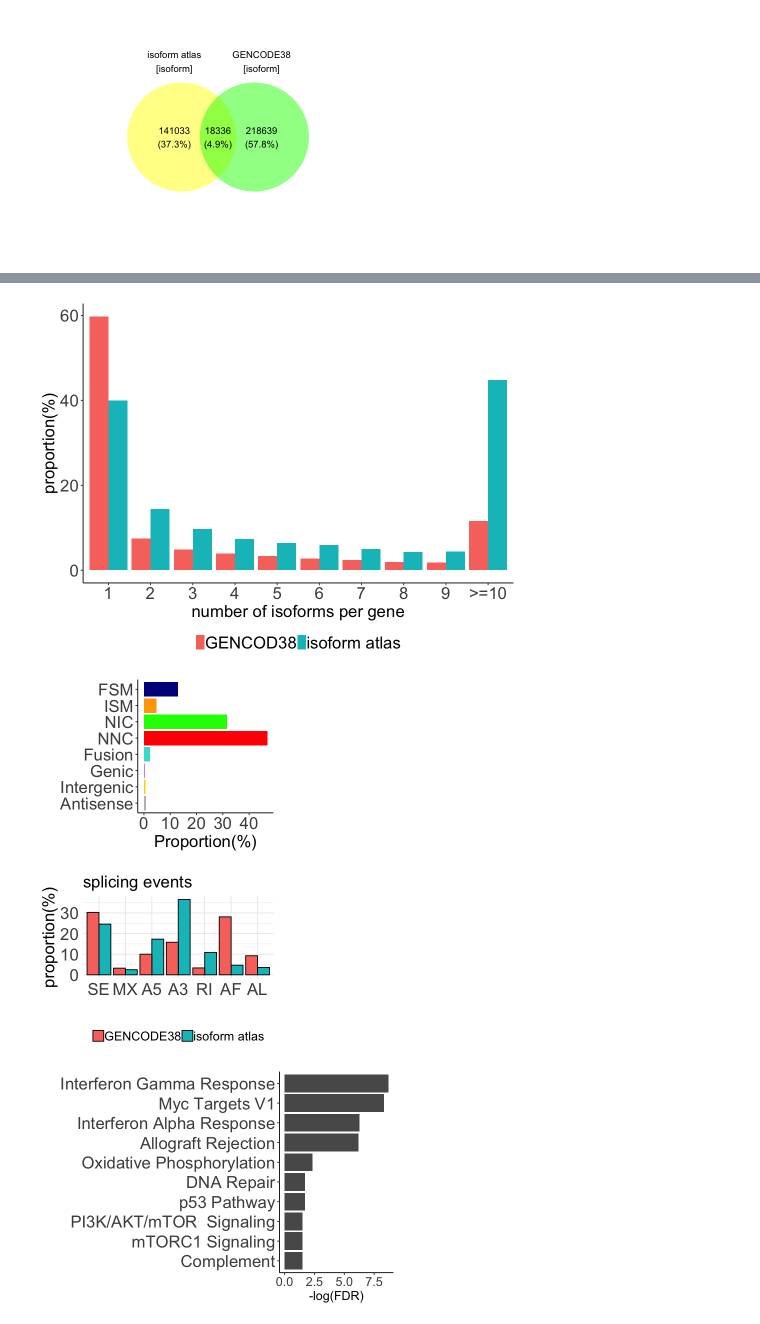
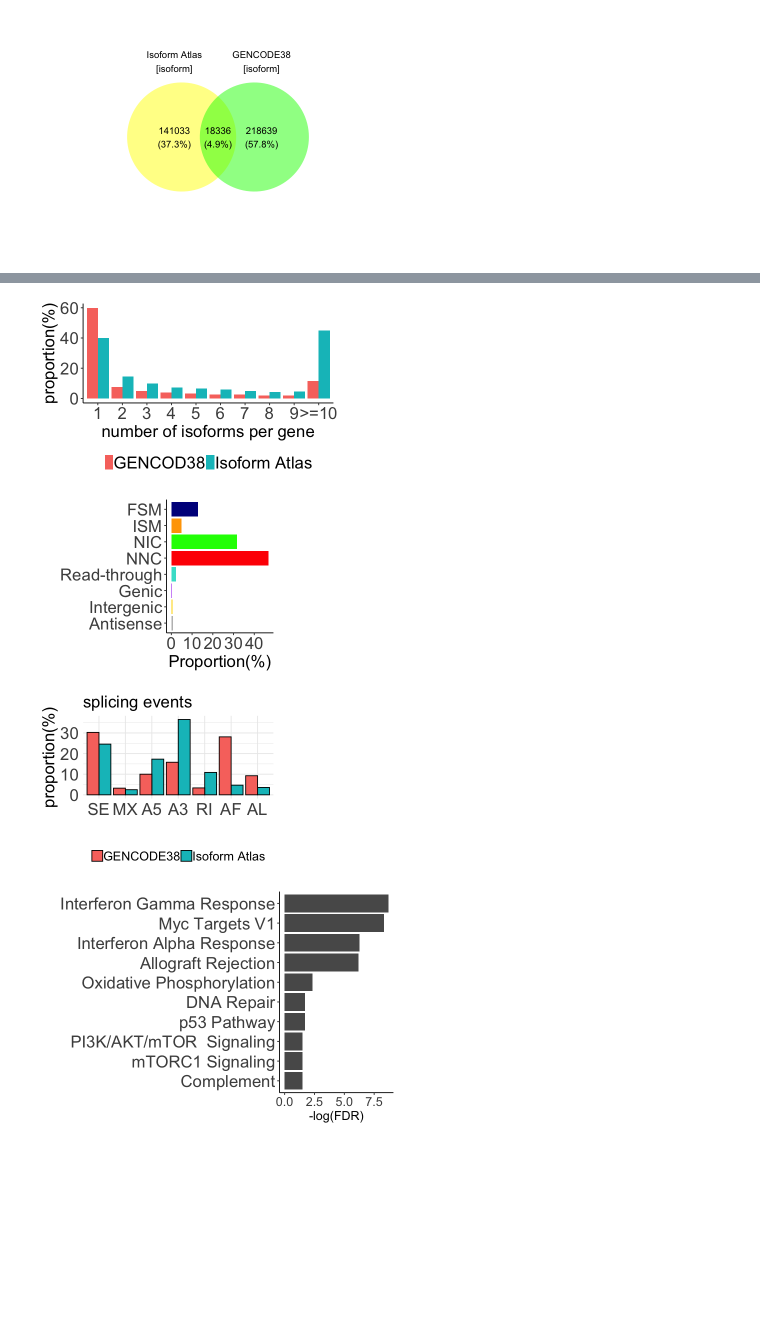
Before and after one commit to juninamo/TRAILS, a Jupyter notebook: Figures/Figure1.ipynb, the cells around one changed output, grey strips where cells are left out. Cells and saved outputs as stored; diff of their text form; code cells hidden in the pictures; blank space fills up the shorter version.

Commit message:
change figures

```diff
--- a/Figures/Figure1.ipynb
+++ b/Figures/Figure1.ipynb
@@ -232,5 +153,5 @@ Warning message:
 # %%
-options(repr.plot.width=8, repr.plot.height=6)
+options(repr.plot.width=5, repr.plot.height=3)
 
 # the counts of isoforms per gene
 
@@ -248,7 +169,7 @@ rbind(out %>%
         dplyr::group_by(count) %>%
         dplyr::mutate(isoform_count = sum(isoform_count),
                       proportion = 100*isoform_count/length(unique(out[out$gene_biotype == "protein_coding", ]$associated_gene)),
-                      group = "isoform atlas") %>%
+                      group = "Isoform Atlas") %>%
         as.data.frame() %>%
         unique(),
       gencode %>%
@@ -260,34 +181,34 @@ rbind(out %>%
         dplyr::group_by(count) %>%
         dplyr::summarise(isoform_count = dplyr::n()) %>%
         as.data.frame() %>%
         dplyr::mutate(count = ifelse(count>=10, ">=10", count),
                      count = factor(count,levels = c("1","2","3","4","5","6","7","8","9",">=10"))) %>%
         dplyr::group_by(count) %>%
         dplyr::mutate(isoform_count = sum(isoform_count),
                       proportion = 100*isoform_count/length(unique(gencode %>%
                                                                       .$associated_gene)),
                       group = "GENCOD38") %>%
         as.data.frame() %>%
         unique()
 ) %>%
   ggplot(., aes(x = count, y = proportion, fill = group)) +
   geom_bar(position="dodge", stat="identity") +
   xlab(paste0("number of isoforms per gene")) +
   ylab(paste0("proportion(%)")) +
   theme_classic() +
   theme(strip.text.x=element_text(size=20, color="black", face="bold"),
         strip.text.y=element_text(size=20, color="black", face="bold"),
         legend.position = "bottom",
         plot.title = element_text(size=20),
         axis.title.x = element_text(size=20),
         axis.title.y = element_text(size =20),
         axis.text.y = element_text(size = 20),
         axis.text.x = element_text(size = 20),
         legend.text =  element_text(size = 20),
         legend.key.size = grid::unit(0.8, "lines"),
         legend.title = element_text(size = 0, hjust = 0))
 # %% [output]
-[figure, old version]
+[figure, new version]
 # %%
 options(repr.plot.width=4, repr.plot.height=3)
 
@@ -303,17 +224,17 @@ out %>%
     structural_category_SQANTI3 == "novel_not_in_catalog" ~ "NNC",
     structural_category_SQANTI3 == "intergenic" ~ "Intergenic",
     structural_category_SQANTI3 == "antisense" ~ "Antisense",
-    structural_category_SQANTI3 == "fusion" ~ "Fusion",
+    structural_category_SQANTI3 == "fusion" ~ "Read-through",
     structural_category_SQANTI3 == "genic" ~ "Genic",
     TRUE ~ structural_category_SQANTI3
   ),
-               structural_category_SQANTI3 = forcats::fct_rev(factor(structural_category_SQANTI3,levels=c("FSM","ISM","NIC","NNC","Fusion","Genic","Intergenic","Antisense")))) %>%
+               structural_category_SQANTI3 = forcats::fct_rev(factor(structural_category_SQANTI3,levels=c("FSM","ISM","NIC","NNC","Read-through","Genic","Intergenic","Antisense")))) %>%
   dplyr::mutate(proportion = 100*count/sum(count)) %>%
   dplyr::arrange(proportion) %>%
   as.data.frame() %>%
   ggplot(., aes(x = structural_category_SQANTI3, y = proportion, fill = structural_category_SQANTI3)) +
   geom_bar(position="dodge", stat="identity") +
-  scale_fill_manual(values=c("FSM" = "darkblue","ISM" = "orange","NIC" = "green","NNC" = "red","Fusion" = "turquoise","Genic" = "purple","Intergenic" = "gold" ,"Antisense" = "grey")) +
+  scale_fill_manual(values=c("FSM" = "darkblue","ISM" = "orange","NIC" = "green","NNC" = "red","Read-through" = "turquoise","Genic" = "purple","Intergenic" = "gold" ,"Antisense" = "grey")) +
   xlab(paste0("")) +
   ylab(paste0("Proportion(%)")) +
   coord_flip() +
@@ -330,7 +251,7 @@ out %>%
         legend.key.size = grid::unit(0.8, "lines"),
         legend.title = element_text(size = 0, hjust = 0))
 # %% [output]
-[figure, old version]
+[figure, new version]
 # %%
 options(repr.plot.width=4, repr.plot.height=3)
 
@@ -345,7 +266,7 @@ rbind(
     dplyr::summarise(count = n()) %>%
     dplyr::filter(event_id!="") %>%
     dplyr::mutate(proportion = 100*count/sum(count),
-                  group = "isoform atlas",
+                  group = "Isoform Atlas",
                   event_id = factor(event_id, levels = c("SE","MX","A5","A3","RI","AF","AL"))),
   gen_suppa %>%
     tidyr::separate_rows(.,alternative_transcripts, sep = ",", convert = TRUE) %>%
@@ -381,7 +302,7 @@ rbind(
         legend.key.size = grid::unit(1, "lines"),
         legend.title = element_text(size = 0, hjust = 0))
 # %% [output]
-[figure, old version]
+[figure, new version]
 # %%
 options(repr.plot.width=6, repr.plot.height=4)
 
```
Also changed, not shown: parts of 7 cells of this notebook, 13 other files.
